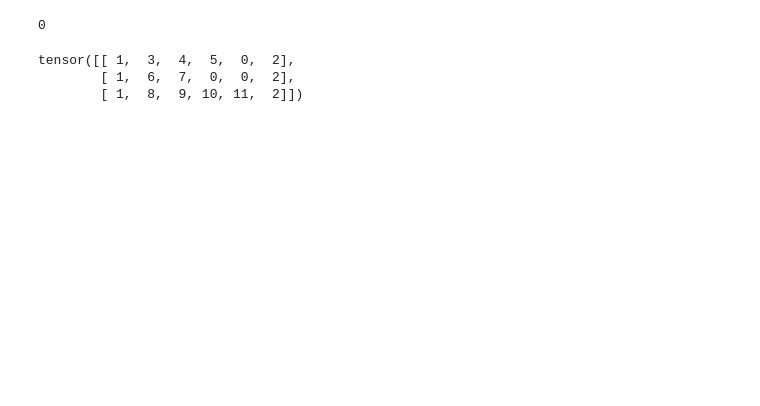
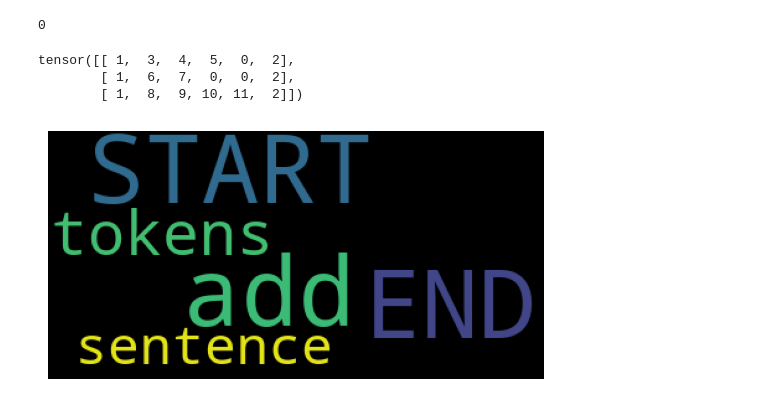
Before and after one commit to kambojrakesh/UBC, a Jupyter notebook: nlp/Untitled1.ipynb, the cells around one changed output. Cells and saved outputs as stored; diff of their text form; code cells hidden in the pictures; blank space fills up the shorter version.

```diff
--- a/nlp/Untitled1.ipynb
+++ b/nlp/Untitled1.ipynb
@@ -76,0 +80,7 @@ tensor([[ 1,  3,  4,  5,  0,  2],
+# %%
+wordcloud = WordCloud().generate("add <START> and <END> tokens to each sentence")
+plt.imshow(wordcloud)
+plt.axis("off")
+plt.show()
+# %% [output]
+[figure, added]
```
Also changed, not shown: parts of 1 cell of this notebook, 5 other files.
